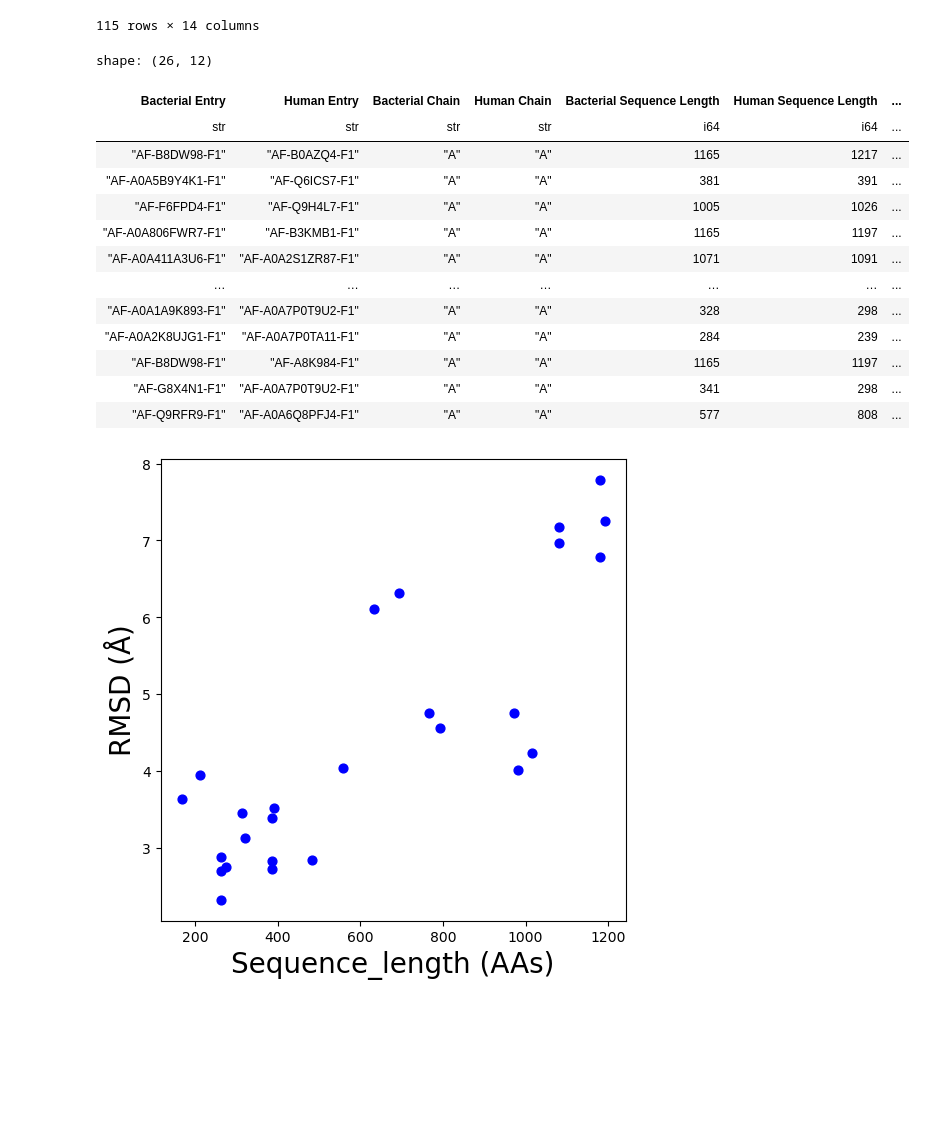
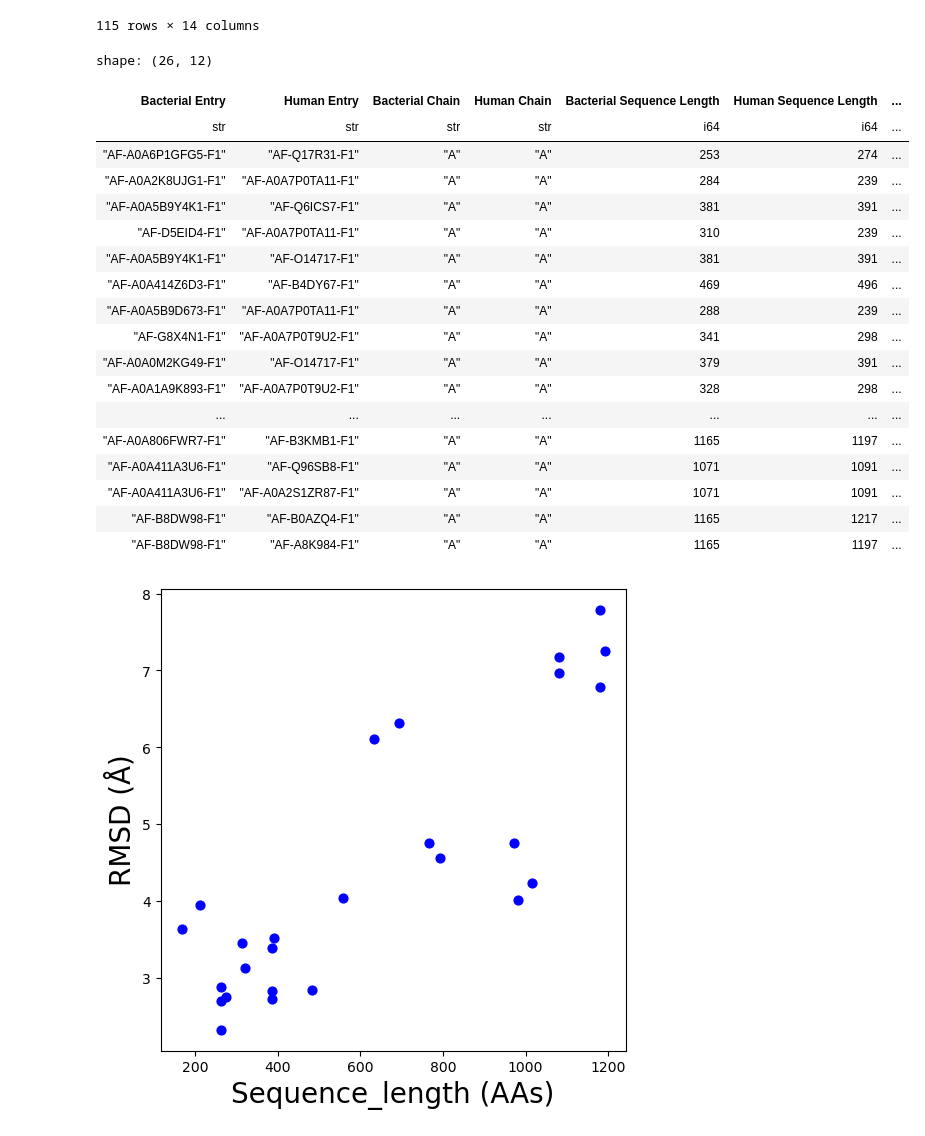
Before and after one commit to juliandeanmoran/BISSH, a Jupyter notebook: testing/explore_protein_matches.ipynb, the cells around one changed output. Drawn from its saved outputs; the diff is of its cells as text; code cells hidden in the pictures; blank space fills up the shorter version.

```diff
--- a/testing/explore_protein_matches.ipynb
+++ b/testing/explore_protein_matches.ipynb
@@ -243,45 +244,56 @@ def wrangle_alignment_data(
         wrangled[f"{row_prefix_first}{col}"] = row_first[col]
         wrangled[f"{row_prefix_second}{col}"] = row_second[col]
 
     for col in cols_align:
         wrangled[col] = row_second[col]
 
     return pl.DataFrame([wrangled])
 
 df_alignment_metrics = pl.concat(
     [wrangle_alignment_data(
             df,
             cols_meta=args["alignment_cols_meta"],
             cols_align=args["alignment_cols_align"]
         ) for df in alignment_metrics.values()],
     how="vertical"
-)
+).sort("RMSD")
 
 df_alignment_metrics = df_alignment_metrics.with_columns(
     (
         pl.col(args["col_al_identity"])
         .str.strip_chars()
         .str.replace("%", "")
         .cast(pl.Float64) / 100
     ).alias(args["col_al_identity"])
 )
 
+pl.Config.set_tbl_rows(len(df_alignment_metrics))
+df_alignment_metrics.write_csv(
+    f"{args['out_path']}/alignment_metrics_stacked_n={len(df_alignment_metrics)}.tsv",
+    separator="\t",
+    include_header=True
+)
 df_alignment_metrics
 # %% [output]
 shape: (26, 12)
 | Bacterial Entry | Human Entry | Bacterial Chain | Human Chain | Bacterial Sequence Length | Human Sequence Length | ... |
 | str | str | str | str | i64 | i64 | ... |
+| "AF-A0A6P1GFG5-F1" | "AF-Q17R31-F1" | "A" | "A" | 253 | 274 | ... |
+| "AF-A0A2K8UJG1-F1" | "AF-A0A7P0TA11-F1" | "A" | "A" | 284 | 239 | ... |
+| "AF-A0A5B9Y4K1-F1" | "AF-Q6ICS7-F1" | "A" | "A" | 381 | 391 | ... |
+| "AF-D5EID4-F1" | "AF-A0A7P0TA11-F1" | "A" | "A" | 310 | 239 | ... |
+| "AF-A0A5B9Y4K1-F1" | "AF-O14717-F1" | "A" | "A" | 381 | 391 | ... |
+| "AF-A0A414Z6D3-F1" | "AF-B4DY67-F1" | "A" | "A" | 469 | 496 | ... |
+| "AF-A0A5B9D673-F1" | "AF-A0A7P0TA11-F1" | "A" | "A" | 288 | 239 | ... |
+| "AF-G8X4N1-F1" | "AF-A0A7P0T9U2-F1" | "A" | "A" | 341 | 298 | ... |
+| "AF-A0A0M2KG49-F1" | "AF-O14717-F1" | "A" | "A" | 379 | 391 | ... |
+| "AF-A0A1A9K893-F1" | "AF-A0A7P0T9U2-F1" | "A" | "A" | 328 | 298 | ... |
+| ... | ... | ... | ... | ... | ... | ... |
+| "AF-A0A806FWR7-F1" | "AF-B3KMB1-F1" | "A" | "A" | 1165 | 1197 | ... |
+| "AF-A0A411A3U6-F1" | "AF-Q96SB8-F1" | "A" | "A" | 1071 | 1091 | ... |
+| "AF-A0A411A3U6-F1" | "AF-A0A2S1ZR87-F1" | "A" | "A" | 1071 | 1091 | ... |
 | "AF-B8DW98-F1" | "AF-B0AZQ4-F1" | "A" | "A" | 1165 | 1217 | ... |
-| "AF-A0A5B9Y4K1-F1" | "AF-Q6ICS7-F1" | "A" | "A" | 381 | 391 | ... |
-| "AF-F6FPD4-F1" | "AF-Q9H4L7-F1" | "A" | "A" | 1005 | 1026 | ... |
-| "AF-A0A806FWR7-F1" | "AF-B3KMB1-F1" | "A" | "A" | 1165 | 1197 | ... |
-| "AF-A0A411A3U6-F1" | "AF-A0A2S1ZR87-F1" | "A" | "A" | 1071 | 1091 | ... |
-| … | … | … | … | … | … | ... |
-| "AF-A0A1A9K893-F1" | "AF-A0A7P0T9U2-F1" | "A" | "A" | 328 | 298 | ... |
-| "AF-A0A2K8UJG1-F1" | "AF-A0A7P0TA11-F1" | "A" | "A" | 284 | 239 | ... |
 | "AF-B8DW98-F1" | "AF-A8K984-F1" | "A" | "A" | 1165 | 1197 | ... |
-| "AF-G8X4N1-F1" | "AF-A0A7P0T9U2-F1" | "A" | "A" | 341 | 298 | ... |
-| "AF-Q9RFR9-F1" | "AF-A0A6Q8PFJ4-F1" | "A" | "A" | 577 | 808 | ... |
 # %%
 # ============================================================
 #                           RMSD v. sequence length
```
Also changed, not shown: parts of 1 cell of this notebook, 2 other files.
